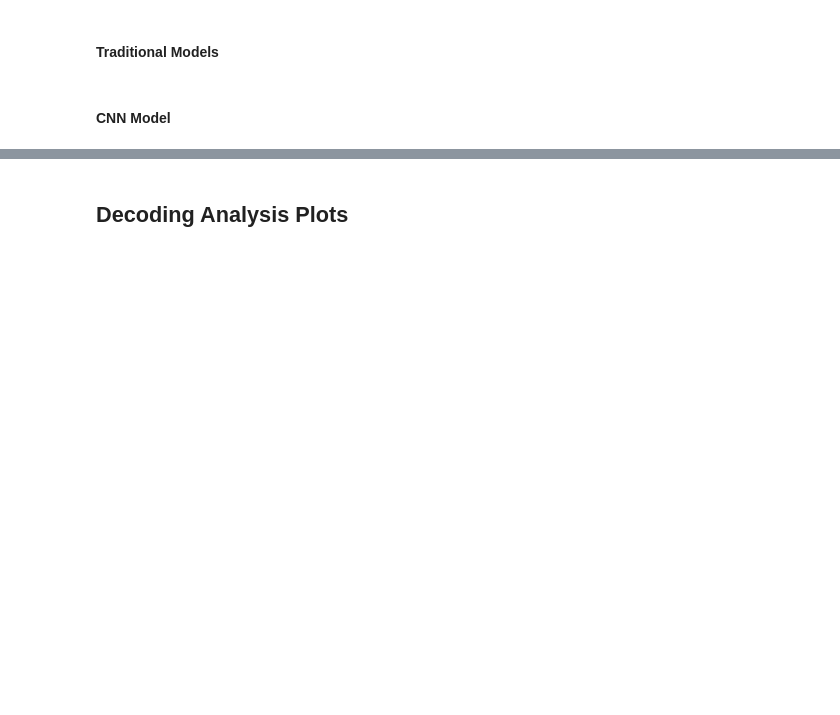
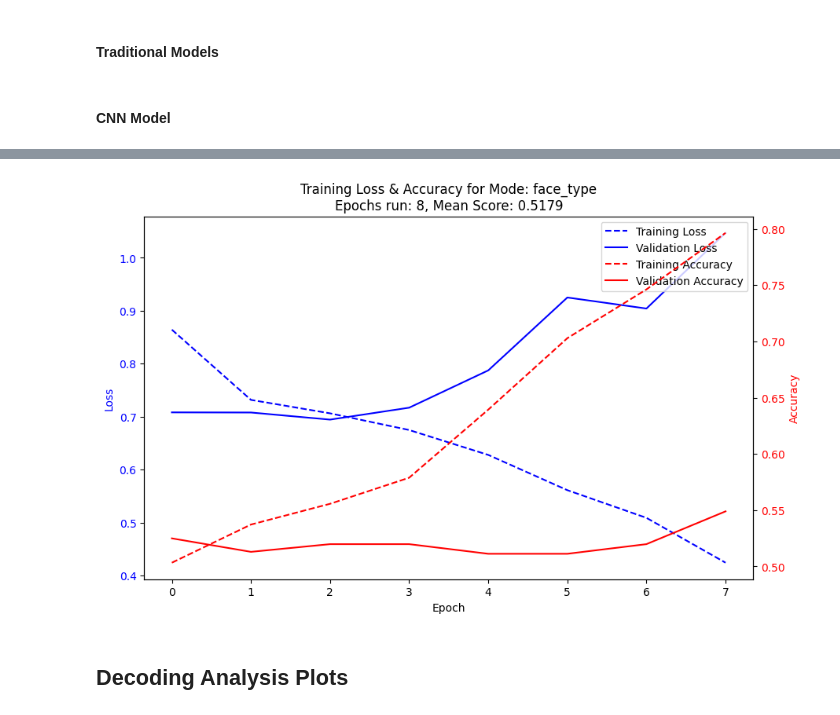
Before and after one commit to DylPickle13/fNIRS_Emotions, a Jupyter notebook: all_datasets processing.ipynb, the cells around one changed output, grey strips where cells are left out. Cells and saved outputs as stored; diff of their text form; code cells hidden in the pictures; blank space fills up the shorter version.

```diff
--- a/all_datasets processing.ipynb
+++ b/all_datasets processing.ipynb
@@ -2247,10 +2541,10 @@ if run_dl_raw_across_decoding:
 # %%
 if run_traditional_con_across_decoding:
     models_to_run = [
-        RandomForestClassifier(n_estimators=100, random_state=42, n_jobs=n_jobs),
-        LogisticRegression(C=0.5, random_state=42, n_jobs=n_jobs),
+        RandomForestClassifier(random_state=42, n_jobs=n_jobs),
+        LogisticRegression(random_state=42, n_jobs=n_jobs),
         LGBMClassifier(random_state=42, n_jobs=n_jobs),
-        KNeighborsClassifier(n_neighbors=15, n_jobs=n_jobs),
+        KNeighborsClassifier(n_jobs=n_jobs),
         MLPClassifier(random_state=42, verbose=False),
         QuadraticDiscriminantAnalysis(),
         LinearDiscriminantAnalysis(),
@@ -2318,6 +2612,8 @@ if run_traditional_con_across_decoding:
 # %% [markdown]
 #### CNN Model
 # %%
+modes = ['face_type']
+
 if run_dl_con_across_decoding:
 
     logo = LeaveOneGroupOut()
@@ -2364,21 +2660,31 @@ if run_dl_con_across_decoding:
             X_train, X_test = X[train_idx], X[test_idx]
             y_train, y_test = y[train_idx], y[test_idx]
 
-            # Define a more advanced CNN model for this fold.
+            # Define a CNN model for the current fold
             model = tf.keras.Sequential([
-                tf.keras.layers.Conv2D(64, (3, 3), activation='relu', input_shape=(X_train.shape[1], X_train.shape[2], 1)),
+                tf.keras.layers.Input(shape=(X_train.shape[1], X_train.shape[2])),
+                tf.keras.layers.Flatten(),
+
+                tf.keras.layers.Dense(1024),
                 tf.keras.layers.BatchNormalization(),
-                tf.keras.layers.MaxPooling2D((2, 2)),
-                tf.keras.layers.Dropout(0.25),
-                tf.keras.layers.Conv2D(128, (3, 3), activation='relu'),
+                tf.keras.layers.Activation('relu'),
+                tf.keras.layers.Dropout(0.5),
+
+                tf.keras.layers.Dense(512),
                 tf.keras.layers.BatchNormalization(),
-                tf.keras.layers.MaxPooling2D((2, 2)),
-                tf.keras.layers.Dropout(0.25),
-                tf.keras.layers.Conv2D(256, (3, 3), activation='relu'),
+                tf.keras.layers.Activation('relu'),
+                tf.keras.layers.Dropout(0.5),
+
+                tf.keras.layers.Dense(128),
                 tf.keras.layers.BatchNormalization(),
-                tf.keras.layers.Flatten(),
-                tf.keras.layers.Dense(128, activation='relu'),
+                tf.keras.layers.Activation('relu'),
                 tf.keras.layers.Dropout(0.5),
+
+                tf.keras.layers.Dense(64),
+                tf.keras.layers.BatchNormalization(),
+                tf.keras.layers.Activation('relu'),
+                tf.keras.layers.Dropout(0.5),
+
                 tf.keras.layers.Dense(len(np.unique(y)), activation='softmax')
             ])
 
@@ -2393,26 +2699,28 @@ if run_dl_con_across_decoding:
                 X_train,
                 y_train,
                 epochs=100,
-                batch_size=16,
+                batch_size=8,
                 validation_split=0.2,
                 callbacks=[
-                    tf.keras.callbacks.EarlyStopping(monitor='val_loss', patience=10, restore_best_weights=True),
+                    tf.keras.callbacks.EarlyStopping(monitor='val_loss', patience=5, restore_best_weights=True),
                     tf.keras.callbacks.ReduceLROnPlateau(monitor='val_loss', factor=0.5)
                 ],
-                verbose=0
+                verbose=1
             )
 
             # Evaluate on the test fold
             score = model.evaluate(X_test, y_test, verbose=0)
-            fold_scores.append(100 * score[1])  # score[1] is the accuracy
+            plot_history(history, mode, score[1])
+            break
+    #         fold_scores.append(100 * score[1])  # score[1] is the accuracy
 
-        # Compute the mean score for this mode
-        model_score[mode] = {
-            'logo_scores': fold_scores,
-            'mean_score': np.mean(fold_scores)
-        }
+    #     # Compute the mean score for this mode
+    #     model_score[mode] = {
+    #         'logo_scores': fold_scores,
+    #         'mean_score': np.mean(fold_scores)
+    #     }
 
-    # Save the model scores to disk
-    with open(f'processed_data/models/con_across_scores/{model.__class__.__name__}_scores.json', 'w') as f:
-        json.dump(model_score, f)
+    # # Save the model scores to disk
+    # with open(f'processed_data/models/con_across_scores/{model.__class__.__name__}_scores.json', 'w') as f:
+    #     json.dump(model_score, f)
 # %% [output]
@@ -2420,3 +2743,4 @@ KeyboardInterrupt:
+[figure, added]
 # %% [markdown]
 ## Decoding Analysis Plots
 # %% [markdown]
```
Also changed, not shown: parts of 36 cells of this notebook, 19 other files.
